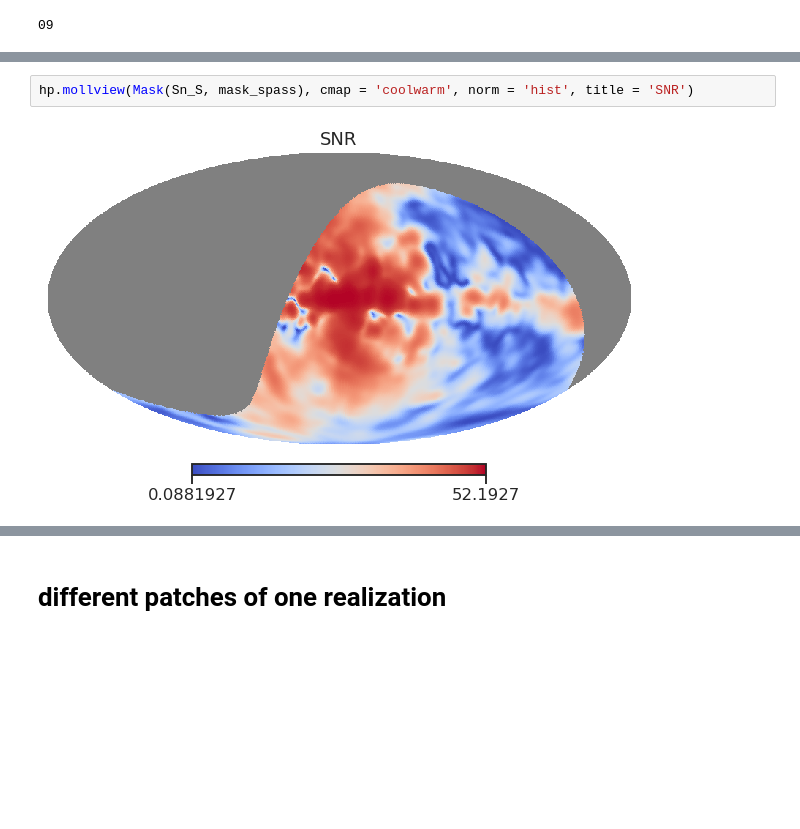
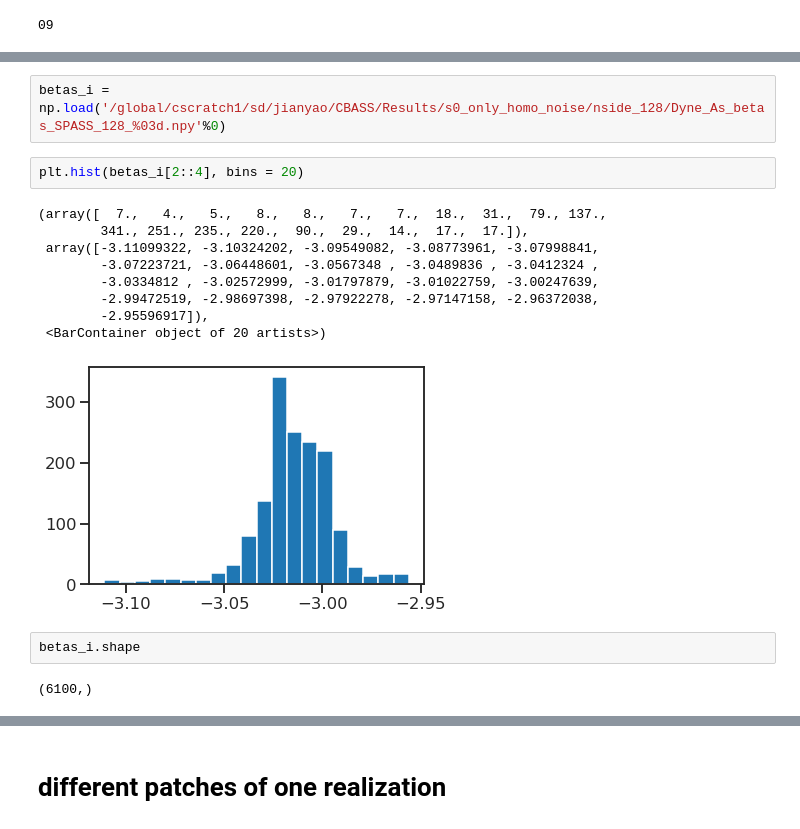
Before and after one commit to yaojian95/Beta_s, a Jupyter notebook: SPASS_betas_results.ipynb, the cells around one changed output, grey strips where cells are left out. Drawn from its saved outputs; the diff is of its cells as text; blank space fills up the shorter version.

```diff
--- a/SPASS_betas_results.ipynb
+++ b/SPASS_betas_results.ipynb
@@ -56,4 +47,18 @@ hp.mollview(Mask(Sn_S, mask_spass), cmap = 'coolwarm')
-# %%
-hp.mollview(Mask(Sn_S, mask_spass), cmap = 'coolwarm', norm = 'hist', title = 'SNR')
-# %% [output]
-[figure, removed]
+# %%
+betas_i = np.load('/global/cscratch1/sd/jianyao/CBASS/Results/s0_only_homo_noise/nside_128/Dyne_As_betas_SPASS_128_%03d.npy'%0)
+# %%
+plt.hist(betas_i[2::4], bins = 20)
+# %% [output]
+(array([  7.,   4.,   5.,   8.,   8.,   7.,   7.,  18.,  31.,  79., 137.,
+        341., 251., 235., 220.,  90.,  29.,  14.,  17.,  17.]),
+ array([-3.11099322, -3.10324202, -3.09549082, -3.08773961, -3.07998841,
+        -3.07223721, -3.06448601, -3.0567348 , -3.0489836 , -3.0412324 ,
+        -3.0334812 , -3.02572999, -3.01797879, -3.01022759, -3.00247639,
+        -2.99472519, -2.98697398, -2.97922278, -2.97147158, -2.96372038,
+        -2.95596917]),
+ <BarContainer object of 20 artists>)
+[figure, added]
+# %%
+betas_i.shape
+# %% [output]
+(6100,)
```
Also changed, not shown: parts of 77 cells of this notebook.
